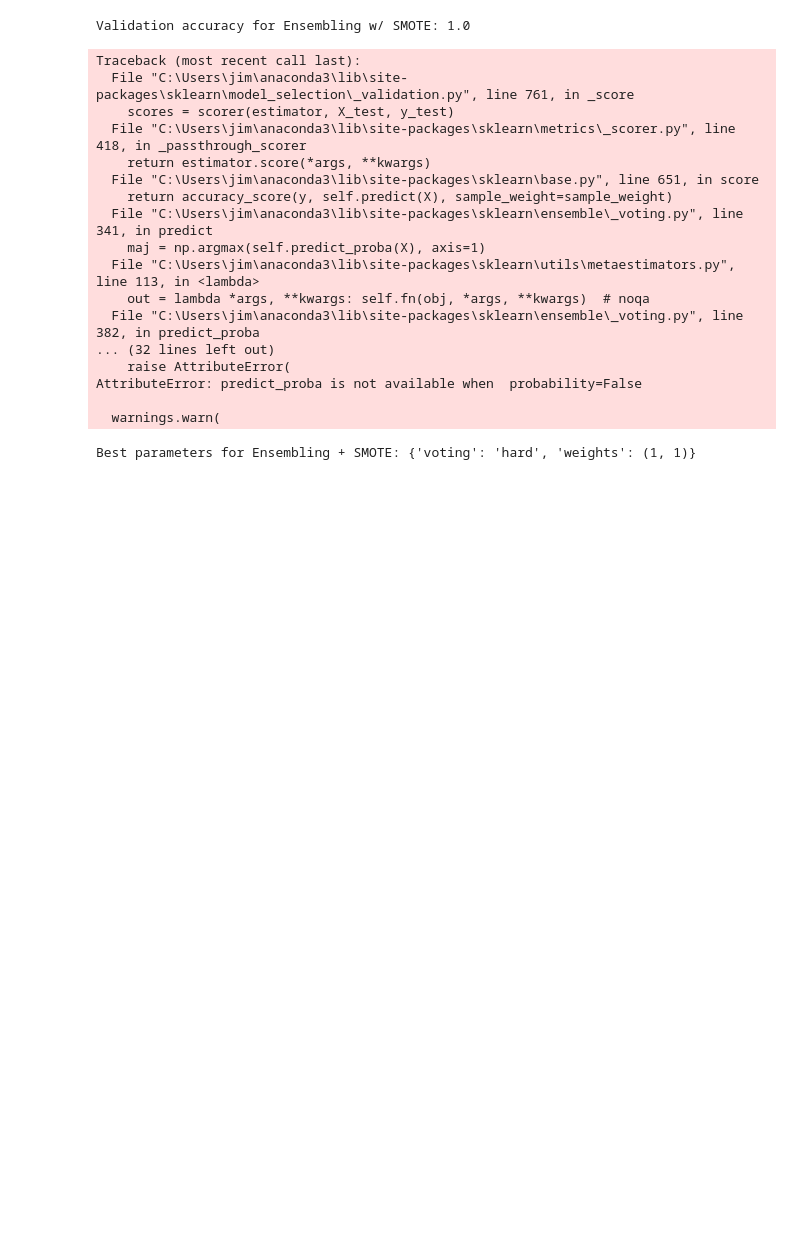
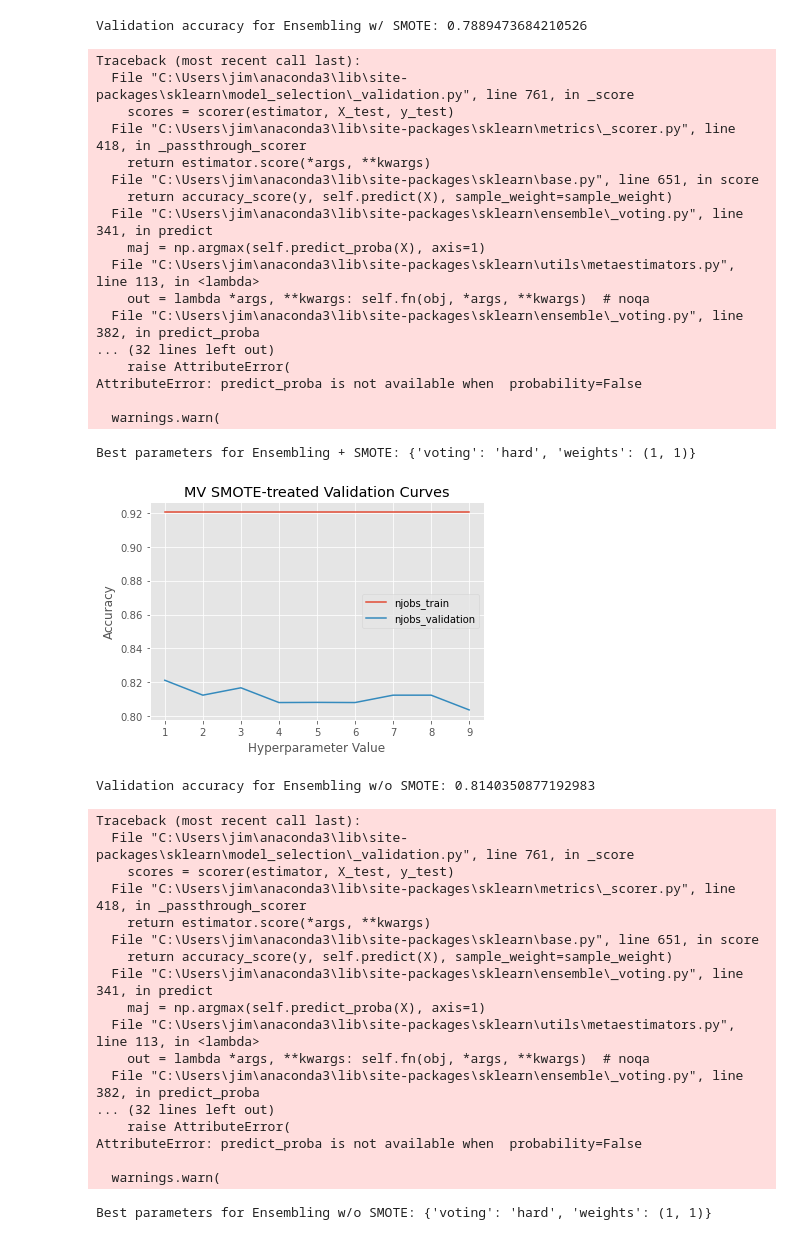
Before and after one commit to JamielleVelasquez/SVM-RF-Heat-Disease-Prediction, a Jupyter notebook: jupyterTest.ipynb, the cells around one changed output. Cells and saved outputs as stored; diff of their text form; code cells hidden in the pictures; blank space fills up the shorter version.

```diff
--- a/jupyterTest.ipynb
+++ b/jupyterTest.ipynb
@@ -71,0 +21,11 @@ plt.scatter('trestbps', 'chol', data=g1);
+# %%
+# Feature Selection using a chi-squared scoring function
+# https://scikit-learn.org/stable/modules/generated/sklearn.feature_selection.SelectKBest.html
+feature_selection = SelectKBest(chi2, k=13)
+feature_selection_data = feature_selection.fit_transform(
+    unprocessed_data_X, unprocessed_data_y)
+processed_data_X = feature_selection_data[:, :-1]
+processed_data_Y = feature_selection_data[:, 12]
+# Hyperparameters: score_func - chi2
+# This feature had the lowest chi2 scores and will be excluded:
+# fasting blood sugar > 120 mg/dl
@@ -83,7 +69,7 @@ smoteDF.plot(x=3, y=4, kind='scatter');
 # RF
 # https://scikit-learn.org/stable/modules/generated/sklearn.ensemble.RandomForestClassifier.html
 
-random_forest = RandomForestClassifier(n_estimators=10)
+random_forest = RandomForestClassifier()
 
 # RF w/ SMOTE
 random_forest_smote = random_forest.fit(smote_train_X, smote_train_Y)
@@ -287,19 +213,21 @@ weighted avg       1.00      1.00      1.00        99
 
 # estimators for ensembling MV
 estimators = [('RandomForest', random_forest), ('SVM', svm)]
-ensemble_smote = VotingClassifier(estimators, voting='hard', weights=[1,1]) #hard voting, because we are doing MV
+ensemble_smote = VotingClassifier(estimators, voting='hard', weights=[
+                                  1, 1])  # hard voting, because we are doing MV
 ensemble_smote.fit(smote_test_X, smote_test_Y)
 
-results_smote = model_selection.cross_val_score(ensemble_smote, smote_test_X, smote_test_Y, scoring='accuracy')
-print();
+results_smote = model_selection.cross_val_score(
+    ensemble_smote, smote_test_X, smote_test_Y, scoring='accuracy')
+print()
 print("Validation accuracy for Ensembling w/ SMOTE: ", end="")
 print(results_smote.mean())
 
 # # TODO: Adjust MV Hyperparameters
 # Exhaustive Grid Search with Cross Validation for Optimal Hyperparameters
 
-params = {'voting':['soft','hard'],
-          'weights':[(1,1)]}
+params = {'voting': ['soft', 'hard'],
+          'weights': [(1, 1)]}
 
 grid_smote = GridSearchCV(estimator=ensemble_smote, param_grid=params, cv=2)
 
@@ -309,7 +237,7 @@ print(grid_smote.best_params_)
 
 #{'voting': 'hard', 'weights': (1, 1)}
 
-#validation graph
+# validation graph
 param_range = np.arange(0, 10, 1, dtype=int)
 
 train_scores, test_scores = validation_curve(
@@ -333,19 +261,21 @@ plt.ylabel("Accuracy")
 plt.legend()
 plt.show()
 
-ensemble_proc = VotingClassifier(estimators, voting='hard', weights=[1,1]) #hard voting, because we are doing MV
+ensemble_proc = VotingClassifier(estimators, voting='hard', weights=[
+                                 1, 1])  # hard voting, because we are doing MV
 ensemble_proc.fit(processed_test_X, processed_test_Y)
 
-results_proc = model_selection.cross_val_score(ensemble_proc, processed_test_X, processed_test_Y, scoring='accuracy')
-print();
+results_proc = model_selection.cross_val_score(
+    ensemble_proc, processed_test_X, processed_test_Y, scoring='accuracy')
+print()
 print("Validation accuracy for Ensembling w/o SMOTE: ", end="")
 print(results_proc.mean())
 
 
 # # TODO: Adjust MV Hyperparameters
 # Exhaustive Grid Search with Cross Validation for Optimal Hyperparameters
-params = {'voting':['soft','hard'],
-          'weights':[(1,1)]}
+params = {'voting': ['soft', 'hard'],
+          'weights': [(1, 1)]}
 
 grid_proc = GridSearchCV(estimator=ensemble_proc, param_grid=params, cv=2)
 
@@ -355,7 +285,7 @@ print(grid_proc.best_params_)
 
 #{'voting': 'hard', 'weights': (1, 1)}
 
-param_range = np.arange(1,10,1, dtype=int)
+param_range = np.arange(1, 10, 1, dtype=int)
 train_scores, test_scores = validation_curve(
     ensemble_proc,
     processed_test_X,
@@ -366,8 +296,8 @@ train_scores, test_scores = validation_curve(
 train_scores_mean = np.mean(train_scores, axis=1)
 test_scores_mean = np.mean(test_scores, axis=1)
 
-plt.plot(param_range, train_scores_mean,label="train", color="blue")
-plt.plot(param_range, test_scores_mean,label="test", color="red")
+plt.plot(param_range, train_scores_mean, label="train", color="blue")
+plt.plot(param_range, test_scores_mean, label="test", color="red")
 
 plt.legend()
 plt.show()
@@ -376,48 +306,68 @@ print(classification_report(processed_test_Y, y_pred))
 
 skplt.metrics.plot_confusion_matrix(processed_test_Y, y_pred, figsize=(10, 8))
 plt.show()
-#confusion matrix
+# confusion matrix
 print("confusion matrix")
 print("\n")
 print("without smote")
 print("\n")
 y_proc_pred = ensemble_proc.predict(processed_test_X)
-ensemble_matrix_proc = confusion_matrix(processed_test_Y,y_proc_pred)
+ensemble_matrix_proc = confusion_matrix(processed_test_Y, y_proc_pred)
 print(ensemble_matrix_proc)
 print("\n")
 print("with smote")
 print("\n")
 y_smote_pred = ensemble_smote.predict(smote_test_X)
-ensemble_matrix_smote = confusion_matrix(smote_test_Y,y_smote_pred)
+ensemble_matrix_smote = confusion_matrix(smote_test_Y, y_smote_pred)
 print(ensemble_matrix_smote)
 
-#scores for stat
+# scores for stat
 print("\n")
 print("without smote")
-print(classification_report(processed_test_Y,y_proc_pred))
+print(classification_report(processed_test_Y, y_proc_pred))
 print("with smote")
-print(classification_report(smote_test_Y,y_smote_pred))
+print(classification_report(smote_test_Y, y_smote_pred))
 
 # # https://scikit-learn.org/stable/modules/generated/sklearn.ensemble.VotingClassifier.html
 # # https://scikit-learn.org/stable/modules/generated/sklearn.model_selection.GridSearchCV.html
 # # Refer to MV documentation for possible parameter values
 # %% [output]
-Validation accuracy for Ensembling w/ SMOTE: 1.0
+Validation accuracy for Ensembling w/ SMOTE: 0.7889473684210526
 Traceback (most recent call last):
   File "C:\Users\jim\anaconda3\lib\site-packages\sklearn\model_selection\_validation.py", line 761, in _score
     scores = scorer(estimator, X_test, y_test)
   File "C:\Users\jim\anaconda3\lib\site-packages\sklearn\metrics\_scorer.py", line 418, in _passthrough_scorer
     return estimator.score(*args, **kwargs)
   File "C:\Users\jim\anaconda3\lib\site-packages\sklearn\base.py", line 651, in score
     return accuracy_score(y, self.predict(X), sample_weight=sample_weight)
   File "C:\Users\jim\anaconda3\lib\site-packages\sklearn\ensemble\_voting.py", line 341, in predict
     maj = np.argmax(self.predict_proba(X), axis=1)
   File "C:\Users\jim\anaconda3\lib\site-packages\sklearn\utils\metaestimators.py", line 113, in <lambda>
     out = lambda *args, **kwargs: self.fn(obj, *args, **kwargs)  # noqa
   File "C:\Users\jim\anaconda3\lib\site-packages\sklearn\ensemble\_voting.py", line 382, in predict_proba
 ... (32 lines left out)
     raise AttributeError(
 AttributeError: predict_proba is not available when  probability=False
 
   warnings.warn(
 Best parameters for Ensembling + SMOTE: {'voting': 'hard', 'weights': (1, 1)}
+[figure, added]
+Validation accuracy for Ensembling w/o SMOTE: 0.8140350877192983
+Traceback (most recent call last):
+  File "C:\Users\jim\anaconda3\lib\site-packages\sklearn\model_selection\_validation.py", line 761, in _score
+    scores = scorer(estimator, X_test, y_test)
+  File "C:\Users\jim\anaconda3\lib\site-packages\sklearn\metrics\_scorer.py", line 418, in _passthrough_scorer
+    return estimator.score(*args, **kwargs)
+  File "C:\Users\jim\anaconda3\lib\site-packages\sklearn\base.py", line 651, in score
+    return accuracy_score(y, self.predict(X), sample_weight=sample_weight)
+  File "C:\Users\jim\anaconda3\lib\site-packages\sklearn\ensemble\_voting.py", line 341, in predict
+    maj = np.argmax(self.predict_proba(X), axis=1)
+  File "C:\Users\jim\anaconda3\lib\site-packages\sklearn\utils\metaestimators.py", line 113, in <lambda>
+    out = lambda *args, **kwargs: self.fn(obj, *args, **kwargs)  # noqa
+  File "C:\Users\jim\anaconda3\lib\site-packages\sklearn\ensemble\_voting.py", line 382, in predict_proba
+... (32 lines left out)
+    raise AttributeError(
+AttributeError: predict_proba is not available when  probability=False
+
+  warnings.warn(
+Best parameters for Ensembling w/o SMOTE: {'voting': 'hard', 'weights': (1, 1)}
```
Also changed, not shown: parts of 9 cells of this notebook, 2 other files.
